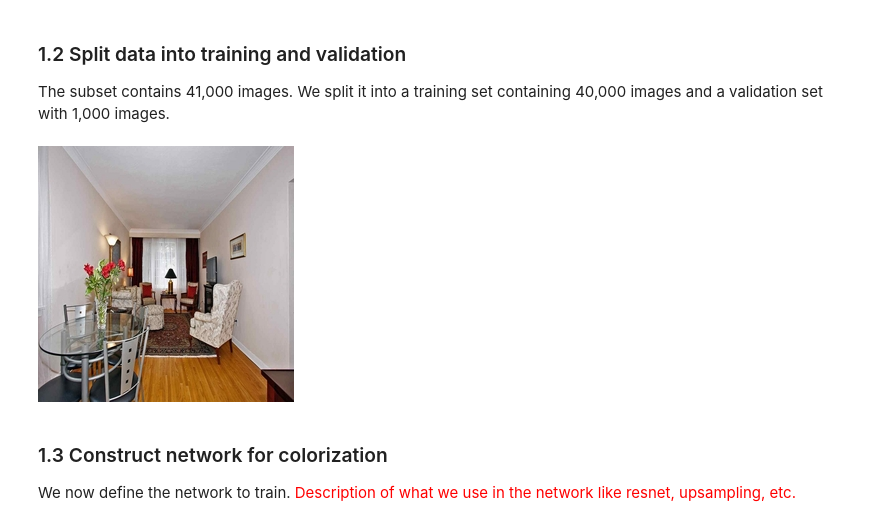
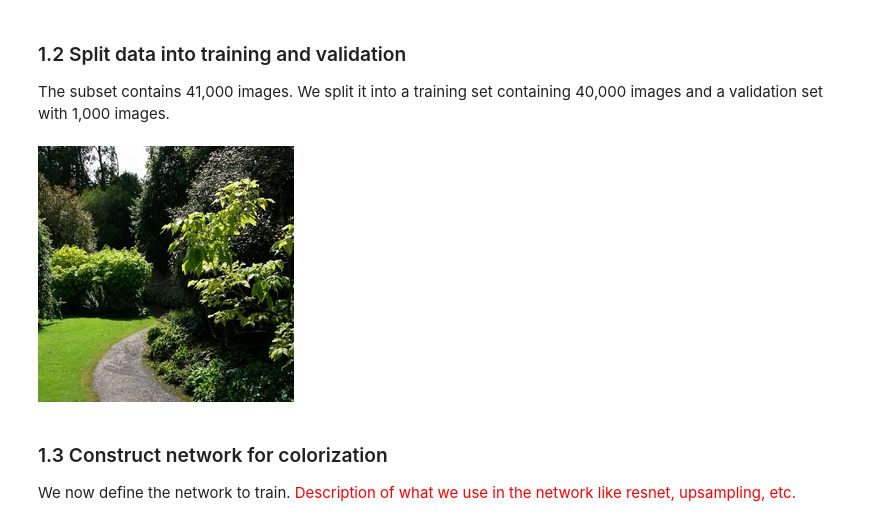
Before and after one commit to LjungPer/deep-learning-project, a Jupyter notebook: Project_notebook.ipynb, the cells around one changed output. Drawn from its saved outputs; the diff is of its cells as text; code cells hidden in the pictures.

```diff
--- a/Project_notebook.ipynb
+++ b/Project_notebook.ipynb
@@ -48,9 +48,9 @@ for i, file in enumerate(os.listdir('testSetPlaces205_resize/testSet_resize')):
 # %%
 # Display an example image
 from IPython.display import Image, display
-display(Image(filename='images/val/val_subfolder/05a9f2407d947da825a7f51661dd2c47.jpg'))
+display(Image(filename='images/val/val_subfolder/7aac257136847812d7b6dc58d6b71d5e.jpg'))
 # %% [output]
-[figure, old version]
+[figure, new version]
 # %% [markdown]
 ### 1.3 Construct network for colorization
 We now define the network to train. <font color='red'>Description of what we use in the network like resnet, upsampling, etc.</font>
```
Also changed, not shown: parts of 4 cells of this notebook.
